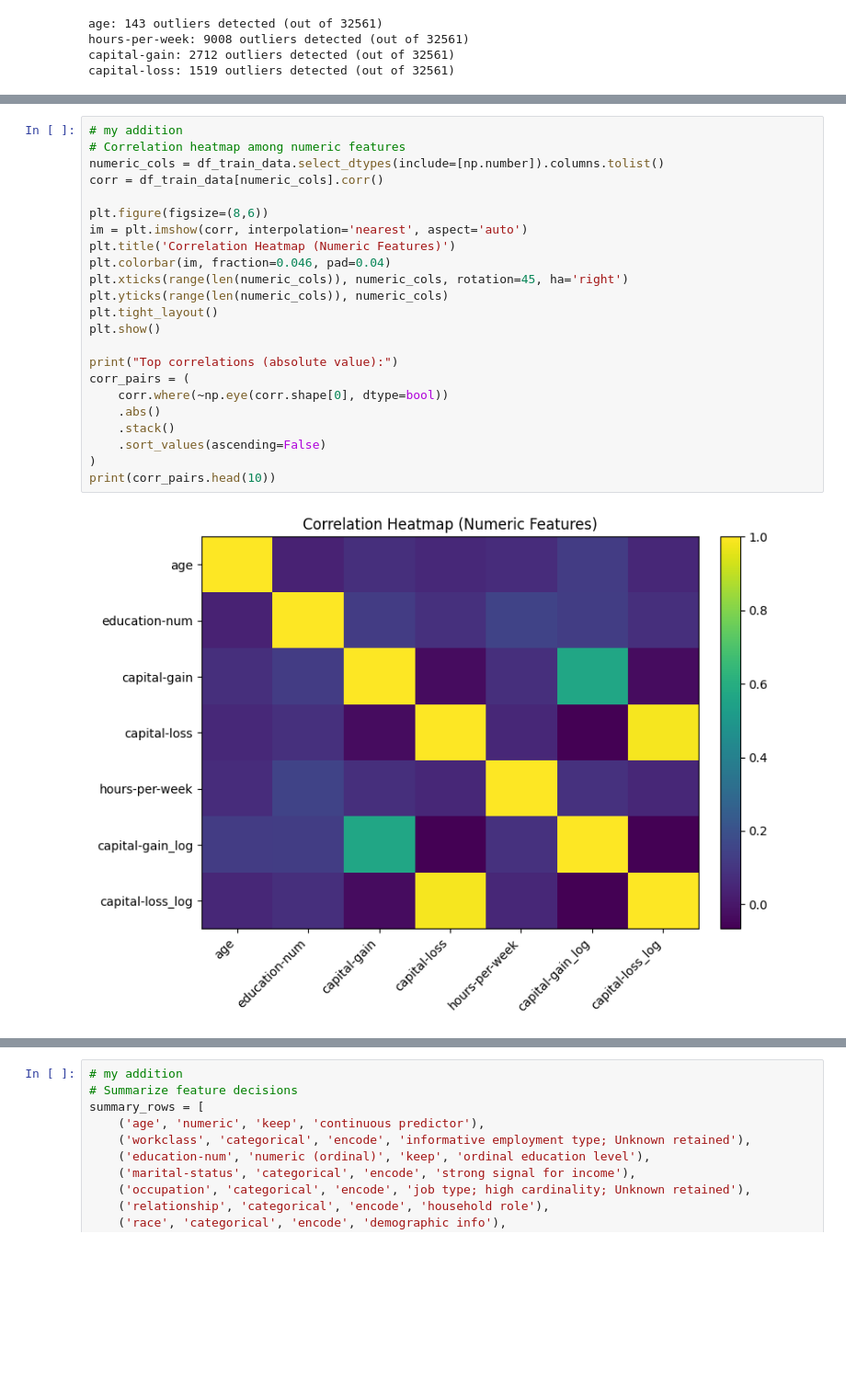
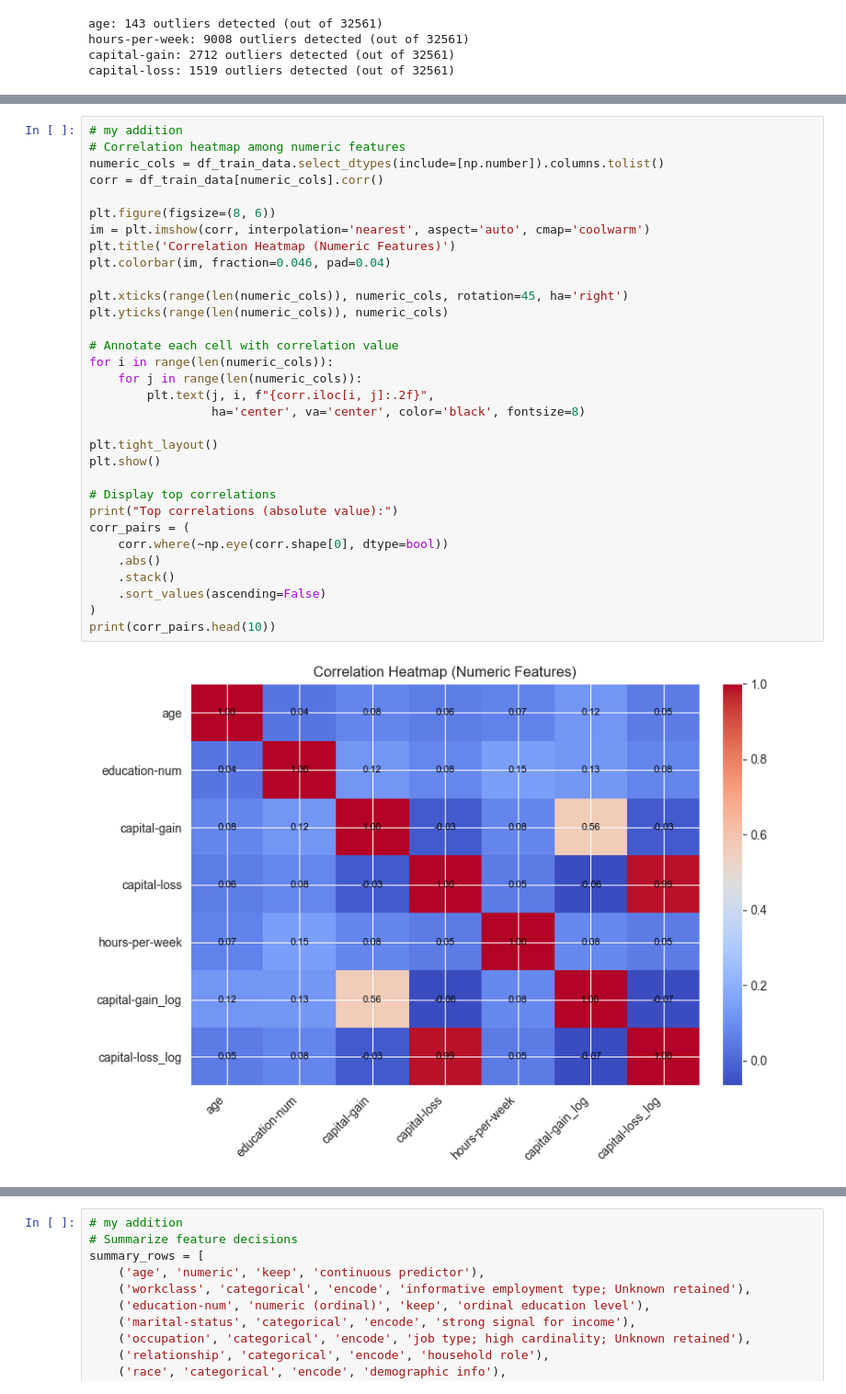
Before and after one commit to rufina-chyhohidze/ML-adult-income-prediction, a Jupyter notebook: project-implementation/notebooks/given/given-eda/Adult_EDA_Notebook.ipynb, the cells around one changed output, grey strips where cells are left out. Shown: that part at 92% size. Cells and saved outputs as stored; diff of their text form; blank space fills up the shorter version.

```diff
--- a/project-implementation/notebooks/given/given-eda/Adult_EDA_Notebook.ipynb
+++ b/project-implementation/notebooks/given/given-eda/Adult_EDA_Notebook.ipynb
@@ -423,28 +423,37 @@ Note: If the dataset is imbalanced, consider using stratified splits and metrics
 # %%
 # my addition
 # Correlation heatmap among numeric features
 numeric_cols = df_train_data.select_dtypes(include=[np.number]).columns.tolist()
 corr = df_train_data[numeric_cols].corr()
 
-plt.figure(figsize=(8,6))
-im = plt.imshow(corr, interpolation='nearest', aspect='auto')
+plt.figure(figsize=(8, 6))
+im = plt.imshow(corr, interpolation='nearest', aspect='auto', cmap='coolwarm')
 plt.title('Correlation Heatmap (Numeric Features)')
 plt.colorbar(im, fraction=0.046, pad=0.04)
+
 plt.xticks(range(len(numeric_cols)), numeric_cols, rotation=45, ha='right')
 plt.yticks(range(len(numeric_cols)), numeric_cols)
+
+# Annotate each cell with correlation value
+for i in range(len(numeric_cols)):
+    for j in range(len(numeric_cols)):
+        plt.text(j, i, f"{corr.iloc[i, j]:.2f}",
+                 ha='center', va='center', color='black', fontsize=8)
+
 plt.tight_layout()
 plt.show()
 
+# Display top correlations
 print("Top correlations (absolute value):")
 corr_pairs = (
     corr.where(~np.eye(corr.shape[0], dtype=bool))
     .abs()
     .stack()
     .sort_values(ascending=False)
 )
 print(corr_pairs.head(10))
 # %% [output]
-[figure, old version]
+[figure, new version]
 Top correlations (absolute value):
 capital-loss      capital-loss_log    0.985314
 capital-loss_log  capital-loss        0.985314
```
Also changed, not shown: parts of 12 cells of this notebook.
